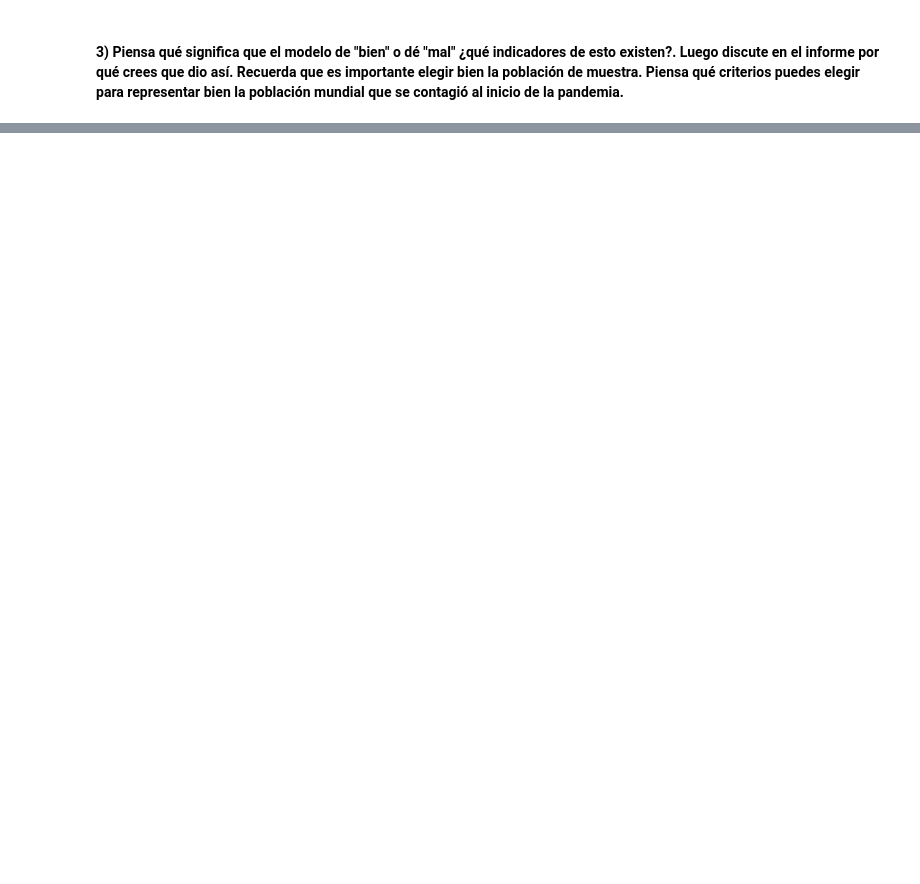
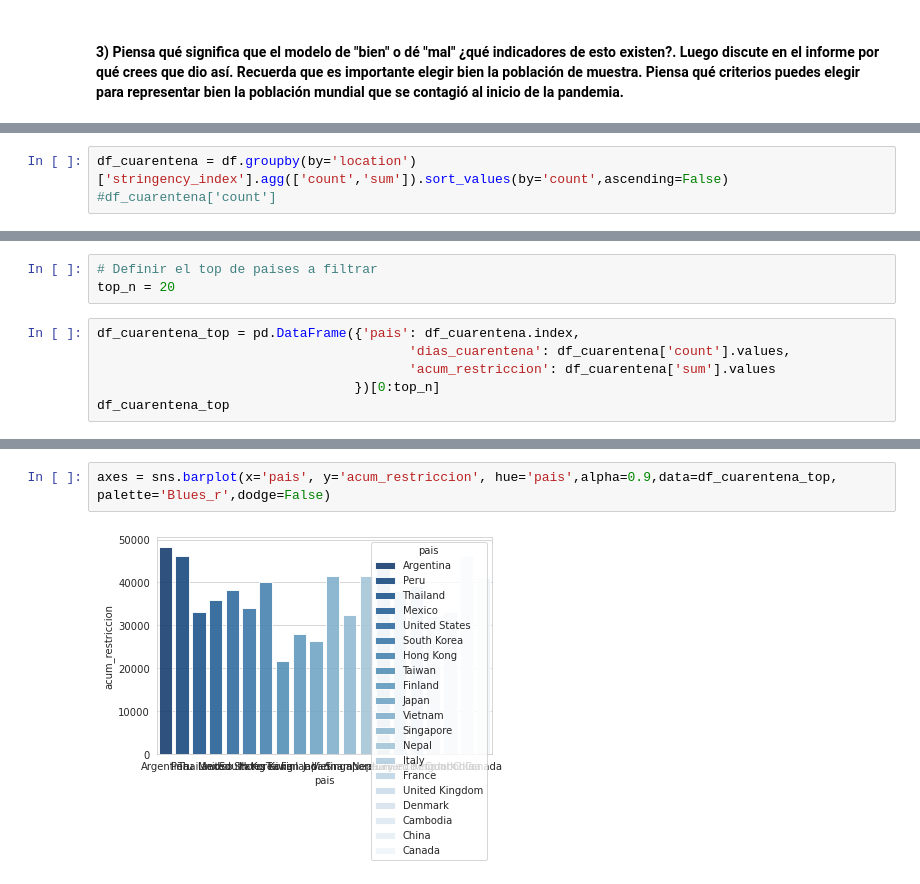
Before and after one commit to gonzalogperez/informe_pandemico, a Jupyter notebook: GonzaloGPerezProyecto_4.ipynb, the cells around one changed output, grey strips where cells are left out. Saved outputs shown, nothing was run; the diff lists cells and outputs as text; blank space fills up the shorter version.

```diff
--- a/GonzaloGPerezProyecto_4.ipynb
+++ b/GonzaloGPerezProyecto_4.ipynb
@@ -969,0 +1017,3 @@ Root Mean Squared Error: 1494292
+# %%
+df_cuarentena = df.groupby(by='location')['stringency_index'].agg(['count','sum']).sort_values(by='count',ascending=False)
+#df_cuarentena['count']
@@ -969,0 +1022,9 @@ Root Mean Squared Error: 1494292
+# %%
+# Definir el top de paises a filtrar
+top_n = 20
+# %%
+df_cuarentena_top = pd.DataFrame({'pais': df_cuarentena.index,
+                                        'dias_cuarentena': df_cuarentena['count'].values,
+                                        'acum_restriccion': df_cuarentena['sum'].values
+                                 })[0:top_n]
+df_cuarentena_top
@@ -969,0 +1074,4 @@ Root Mean Squared Error: 1494292
+# %%
+axes = sns.barplot(x='pais', y='acum_restriccion', hue='pais',alpha=0.9,data=df_cuarentena_top, palette='Blues_r',dodge=False)
+# %% [output]
+[figure, added]
```
Also changed, not shown: parts of 33 cells of this notebook.
